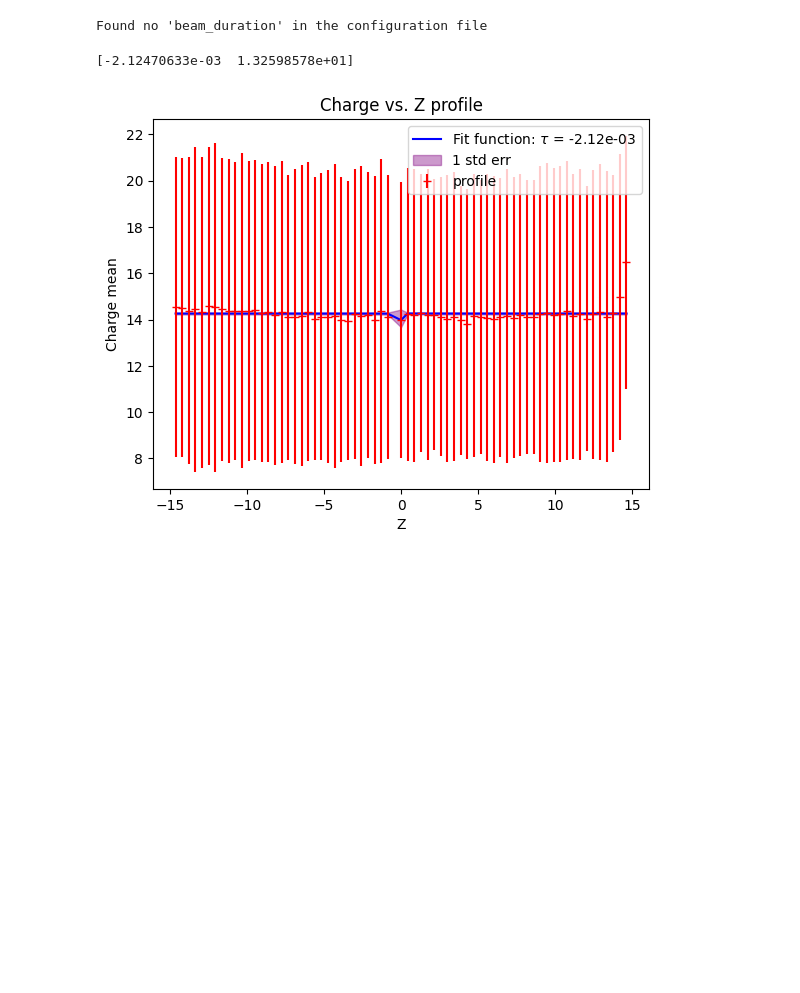
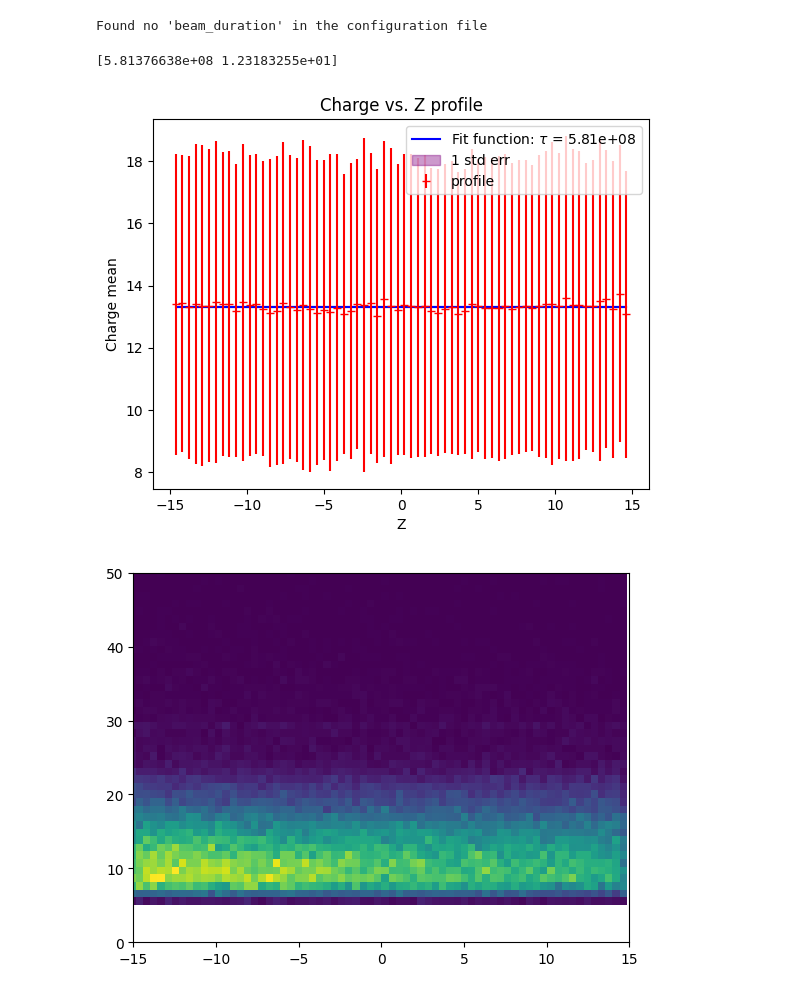
Before and after one commit to ZaeMoore/sclarpix-analysis, a Jupyter notebook: ar_purity.ipynb, the cells around one changed output. Drawn from its saved outputs; the diff is of its cells as text; code cells hidden in the pictures; blank space fills up the shorter version.

Commit message:
New purity test

```diff
--- a/ar_purity.ipynb
+++ b/ar_purity.ipynb
@@ -15,7 +17,7 @@ switch_xz = False
 # module0, 2x2, 2x2_MR4, ndlar, singlecube
 detector = "singlecube"
 # %%
-f = h5py.File('/Users/emoore06/Work/research/sclarpix_analysis/data/sc_muonshower_puritytest_larndsim.07.h5', 'r')
+f = h5py.File('/Users/emoore06/Work/research/sclarpix_analysis/data/sc_muonshower_puritytest2_larndsim.07.h5', 'r')
 packets = f['packets'] # readout
 segs = f['segments'] # Geant4 truth
 assn = f['mc_packets_assn'] # G4-readout association
@@ -98,34 +100,41 @@ def compute_profile(x, y, nbin=(100,100)):
         yvals = y[ (x>xe[i]) & (x<=xe[i+1]) ]
         if yvals.size>0: # do not fill the quanties for empty slices
             x_array.append(xe[i]+ xbinw/2)
             x_slice_mean.append( yvals.mean())
             x_slice_rms.append( yvals.std())
     x_array = np.array(x_array)
     x_slice_mean = np.array(x_slice_mean)
     x_slice_rms = np.array(x_slice_rms)
 
     return x_array, x_slice_mean, x_slice_rms
 
 #compute the profile
-p_x, p_mean, p_rms = compute_profile(zflat,dQflat,(70,70))
+p_x, p_mean, p_rms = compute_profile(zflat,dQflat,(69,69))
 
 def fit(z, tau, b):
-    return np.exp(-tau / z) + b
+    return np.exp(-z / tau) + b
 
 popt, pcov = curve_fit(fit, p_x, p_mean, maxfev=100000)
 perr = np.sqrt(np.diag(pcov)) #one std err
 
 print(popt)
 
 fig = plt.figure()
 plt.plot(p_x, fit(p_x, popt[0], popt[1]), color='blue', label="Fit function: $\u03C4$ = {:.2e}".format(popt[0]))
 plt.errorbar(p_x, p_mean, p_rms,fmt='_', ecolor='r', color='r', label="profile")
 plt.fill_between(p_x, fit(p_x, popt[0] - perr[0], popt[1] - perr[1]), fit(p_x, popt[0] + perr[0], popt[1] + perr[1]), label = "1 std err", color = "purple", alpha=0.4)
 plt.xlabel("Z")
 plt.ylabel("Charge mean")
 plt.title("Charge vs. Z profile")
 plt.legend()
 plt.show()
+
+fig = plt.figure()
+plt.hist2d(zflat, dQflat, bins=69)
+plt.ylim(0,50)
+plt.xlim(-15, 15)
+plt.show()
 # %% [output]
-[-2.12470633e-03  1.32598578e+01]
+[5.81376638e+08 1.23183255e+01]
-[figure, old version]
+[figure, new version]
+[figure, added]
```
Also changed, not shown: parts of 1 cell of this notebook, 2 other files.
